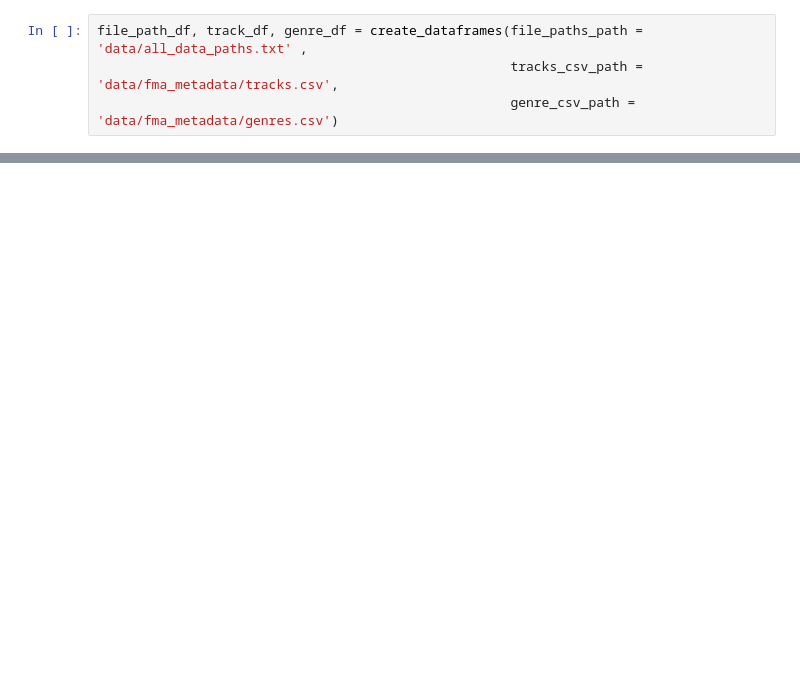
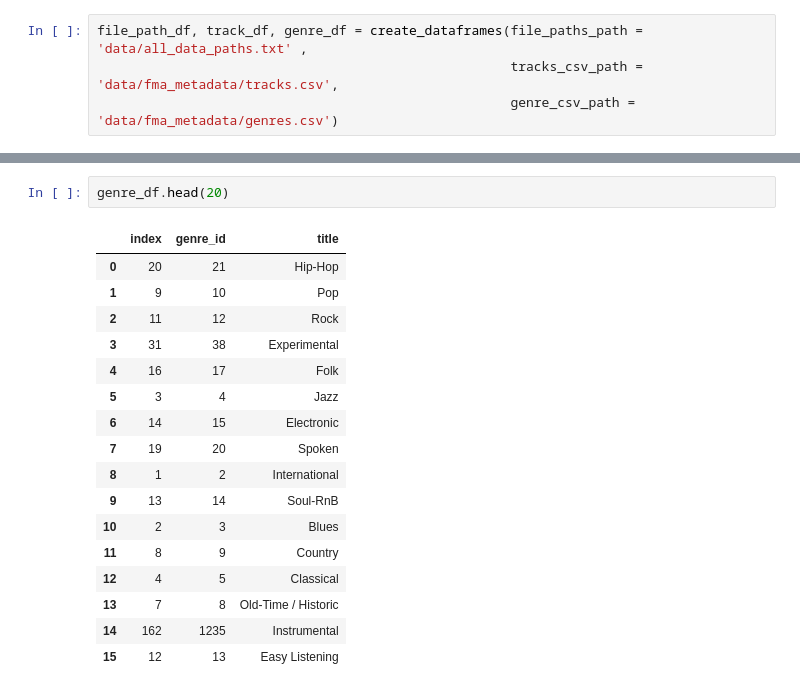
Before and after one commit to MusicalRobots/Musical_Robots, a Jupyter notebook: TrainANetwork.ipynb, the cells around one changed output, grey strips where cells are left out. Drawn from its saved outputs; the diff is of its cells as text; blank space fills up the shorter version.

```diff
--- a/TrainANetwork.ipynb
+++ b/TrainANetwork.ipynb
@@ -21,3 +124,23 @@ Test dataset created.
+# %%
+genre_df.head(20)
+# %% [output]
+|  | index | genre_id | title |
+| 0 | 20 | 21 | Hip-Hop |
+| 1 | 9 | 10 | Pop |
+| 2 | 11 | 12 | Rock |
+| 3 | 31 | 38 | Experimental |
+| 4 | 16 | 17 | Folk |
+| 5 | 3 | 4 | Jazz |
+| 6 | 14 | 15 | Electronic |
+| 7 | 19 | 20 | Spoken |
+| 8 | 1 | 2 | International |
+| 9 | 13 | 14 | Soul-RnB |
+| 10 | 2 | 3 | Blues |
+| 11 | 8 | 9 | Country |
+| 12 | 4 | 5 | Classical |
+| 13 | 7 | 8 | Old-Time / Historic |
+| 14 | 162 | 1235 | Instrumental |
+| 15 | 12 | 13 | Easy Listening |
 # %%
 class NN(torch.nn.Module):
     def __init__(self):
```
Also changed, not shown: parts of 23 cells of this notebook, 3 other files.
